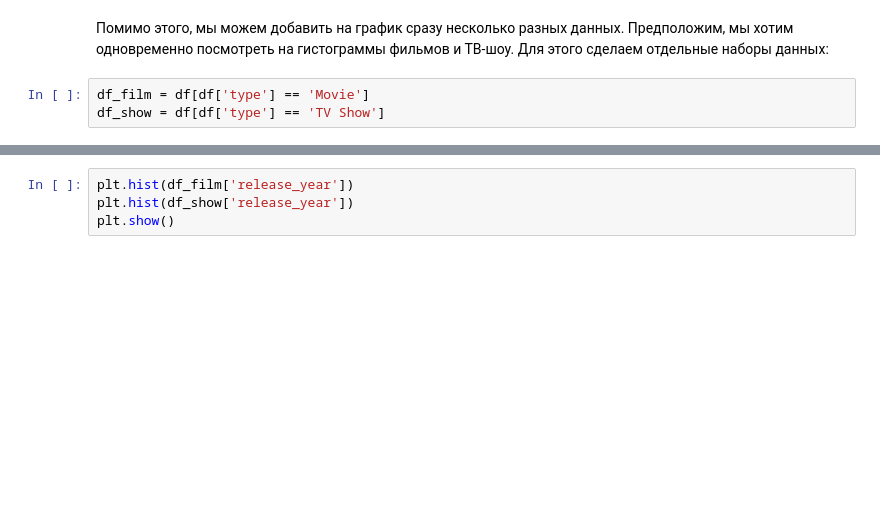
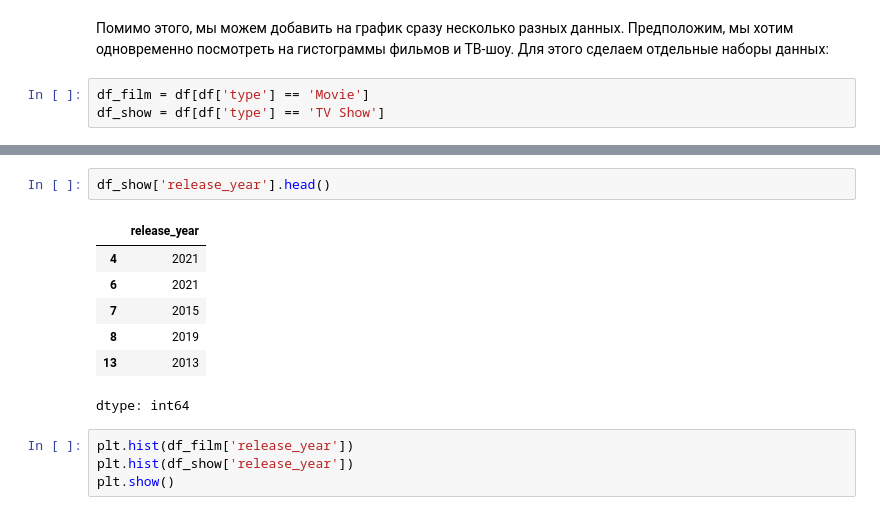
Before and after one commit to ReDwile/Spark-Practice-HSE, a Jupyter notebook: Basics-of-Visualization/Lecture_2/training/visual_2.ipynb, the cells around one changed output, grey strips where cells are left out. Cells and saved outputs as stored; diff of their text form; blank space fills up the shorter version.

```diff
--- a/Basics-of-Visualization/Lecture_2/training/visual_2.ipynb
+++ b/Basics-of-Visualization/Lecture_2/training/visual_2.ipynb
@@ -112,3 +134,13 @@ df_show = df[df['type'] == 'TV Show']
+# %%
+df_show['release_year'].head()
+# %% [output]
+|  | release_year |
+| 4 | 2021 |
+| 6 | 2021 |
+| 7 | 2015 |
+| 8 | 2019 |
+| 13 | 2013 |
+dtype: int64
 # %%
 plt.hist(df_film['release_year'])
 plt.hist(df_show['release_year'])
```
Also changed, not shown: parts of 11 cells of this notebook.
